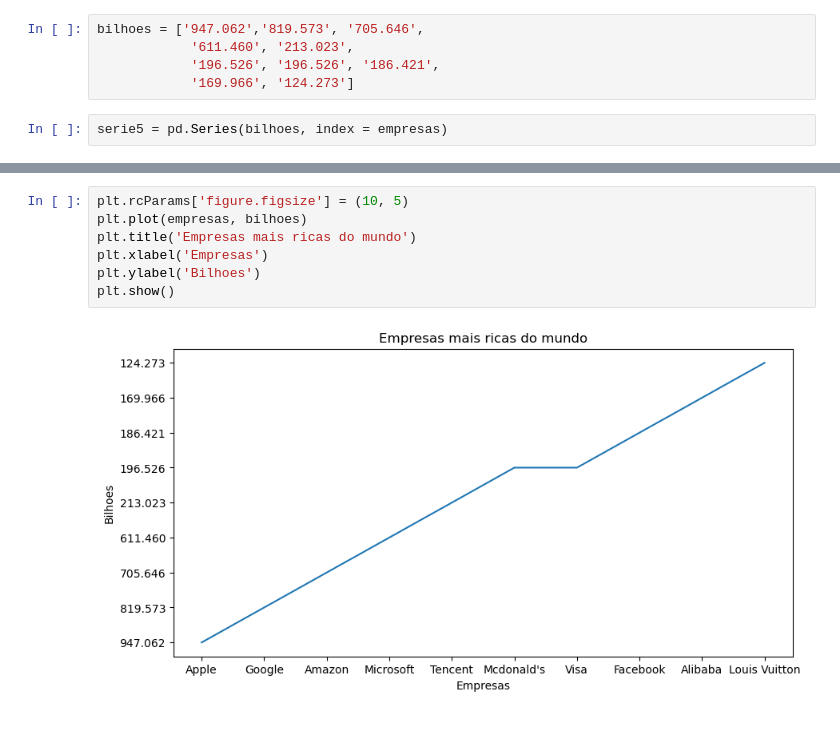
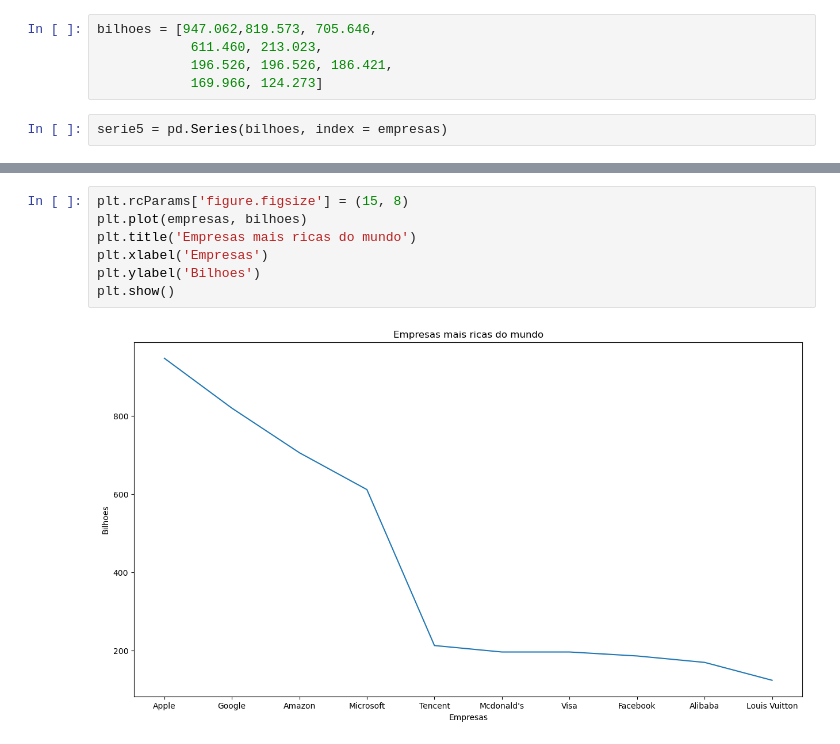
Before and after one commit to GaboRamalho/Data-Science, a Jupyter notebook: second_class.ipynb, the cells around one changed output, grey strips where cells are left out. Cells and saved outputs as stored; diff of their text form.

```diff
--- a/second_class.ipynb
+++ b/second_class.ipynb
@@ -123,10 +123,10 @@ empresas = ['Apple', 'Google', 'Amazon',
              'Visa', 'Facebook', 'Alibaba',
             'Louis Vuitton']
 # %%
-bilhoes = ['947.062','819.573', '705.646',
-            '611.460', '213.023',
-            '196.526', '196.526', '186.421',
-            '169.966', '124.273']
+bilhoes = [947.062,819.573, 705.646,
+            611.460, 213.023,
+            196.526, 196.526, 186.421,
+            169.966, 124.273]
 # %%
 serie5 = pd.Series(bilhoes, index = empresas)
 # %%
@@ -168,12 +168,12 @@ plt.show()
 # %%
-plt.rcParams['figure.figsize'] = (10, 5)
+plt.rcParams['figure.figsize'] = (15, 8)
 plt.plot(empresas, bilhoes)
 plt.title('Empresas mais ricas do mundo')
 plt.xlabel('Empresas')
 plt.ylabel('Bilhoes')
 plt.show()
 # %% [output]
-[figure, old version]
+[figure, new version]
 # %%
 #mudando a cor e legendado
 
```
Also changed, not shown: parts of 13 cells of this notebook.
